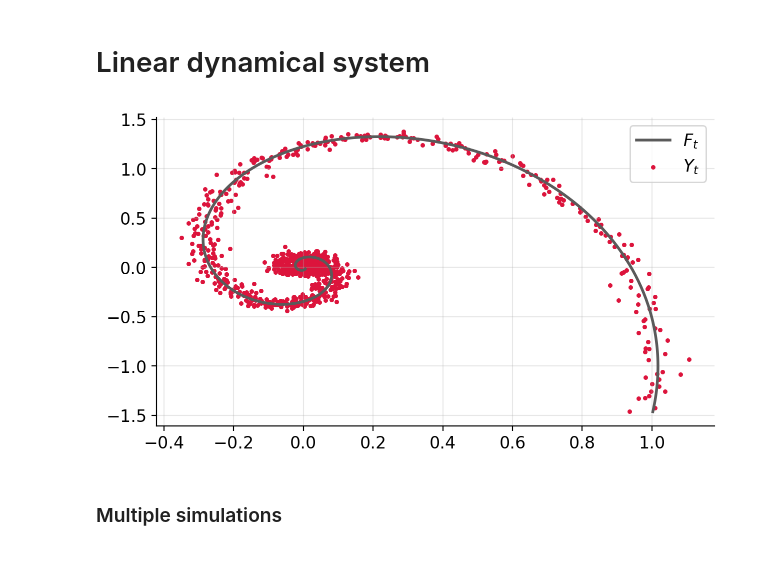
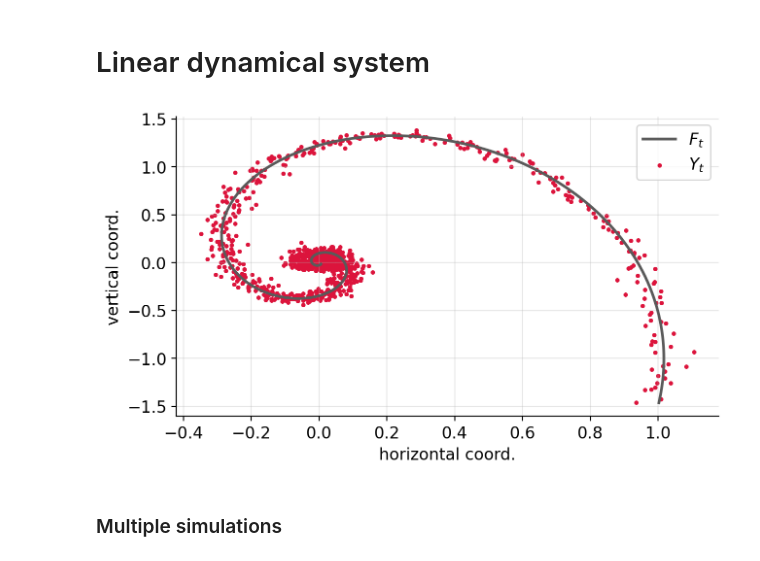
Before and after one commit to gerdm/filtering-notes, a Jupyter notebook: 02-state-space-models/lds-intro.ipynb, the cells around one changed output. Cells and saved outputs as stored; diff of their text form; code cells hidden in the pictures.

```diff
--- a/02-state-space-models/lds-intro.ipynb
+++ b/02-state-space-models/lds-intro.ipynb
@@ -139,10 +139,13 @@ res = simulate(key, theta_init, T, n_steps)
 # %%
 plt.plot(*res["signal"].T, color=c0, linewidth=2, label="$F_t$")
 plt.scatter(*res["measurement"].T, c=c1, alpha=1.0, zorder=0, s=5, label="$Y_t$")
 plt.legend()
 plt.grid(alpha=0.3)
+plt.xlabel("horizontal coord.")
+plt.ylabel("vertical coord.")
+plt.savefig("./discrete-dynamical-system-with-obs.png", dpi=200, bbox_inches="tight")
 # %% [output]
-[figure, old version]
+[figure, new version]
 # %% [markdown]
 ### Multiple simulations
 # %%
```
Also changed, not shown: parts of 6 cells of this notebook.
